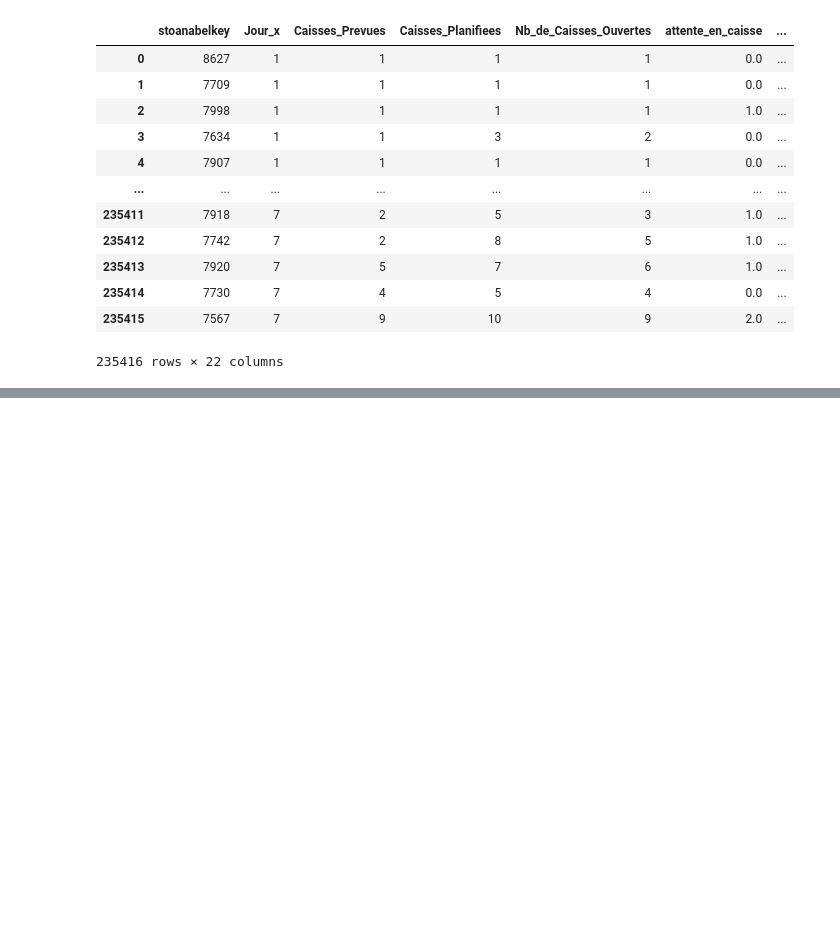
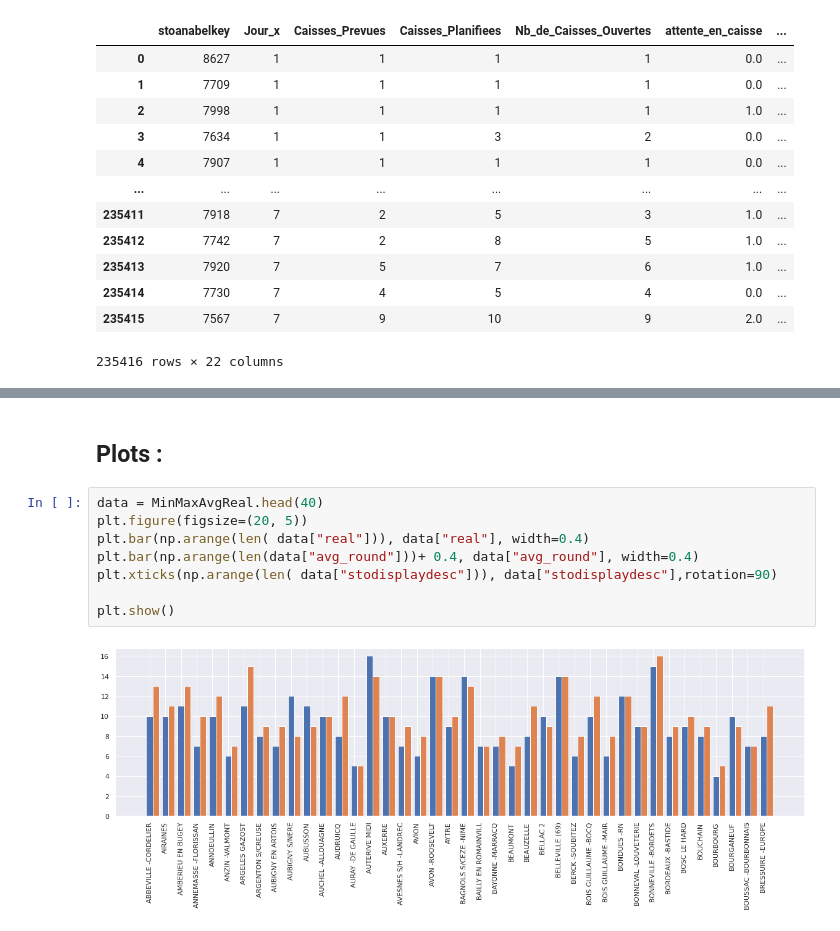
Before and after one commit to SeyfGoumeida/PFE, a Jupyter notebook: PFE_Mémoire_Master_2_MLSD_.ipynb, the cells around one changed output, grey strips where cells are left out. Drawn from its saved outputs; the diff is of its cells as text; blank space fills up the shorter version.

```diff
--- a/PFE_Mémoire_Master_2_MLSD_.ipynb
+++ b/PFE_Mémoire_Master_2_MLSD_.ipynb
@@ -803,0 +1159,12 @@ result
+# %% [markdown]
+## Plots :
+# %%
+data = MinMaxAvgReal.head(40)
+plt.figure(figsize=(20, 5))
+plt.bar(np.arange(len( data["real"])), data["real"], width=0.4)
+plt.bar(np.arange(len(data["avg_round"]))+ 0.4, data["avg_round"], width=0.4)
+plt.xticks(np.arange(len( data["stodisplaydesc"])), data["stodisplaydesc"],rotation=90)
+
+plt.show()
+# %% [output]
+[figure, added]
```
Also changed, not shown: parts of 52 cells of this notebook.
